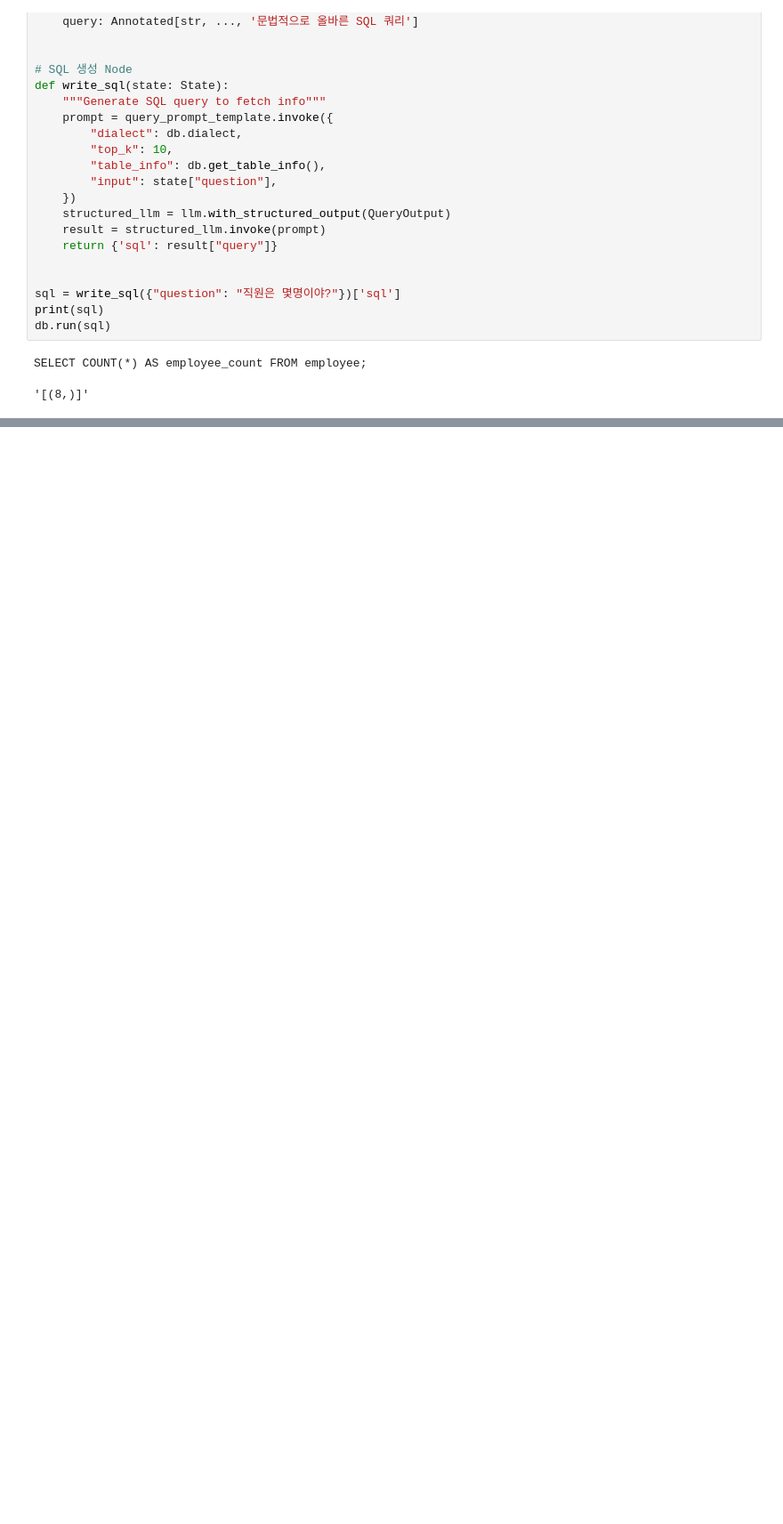
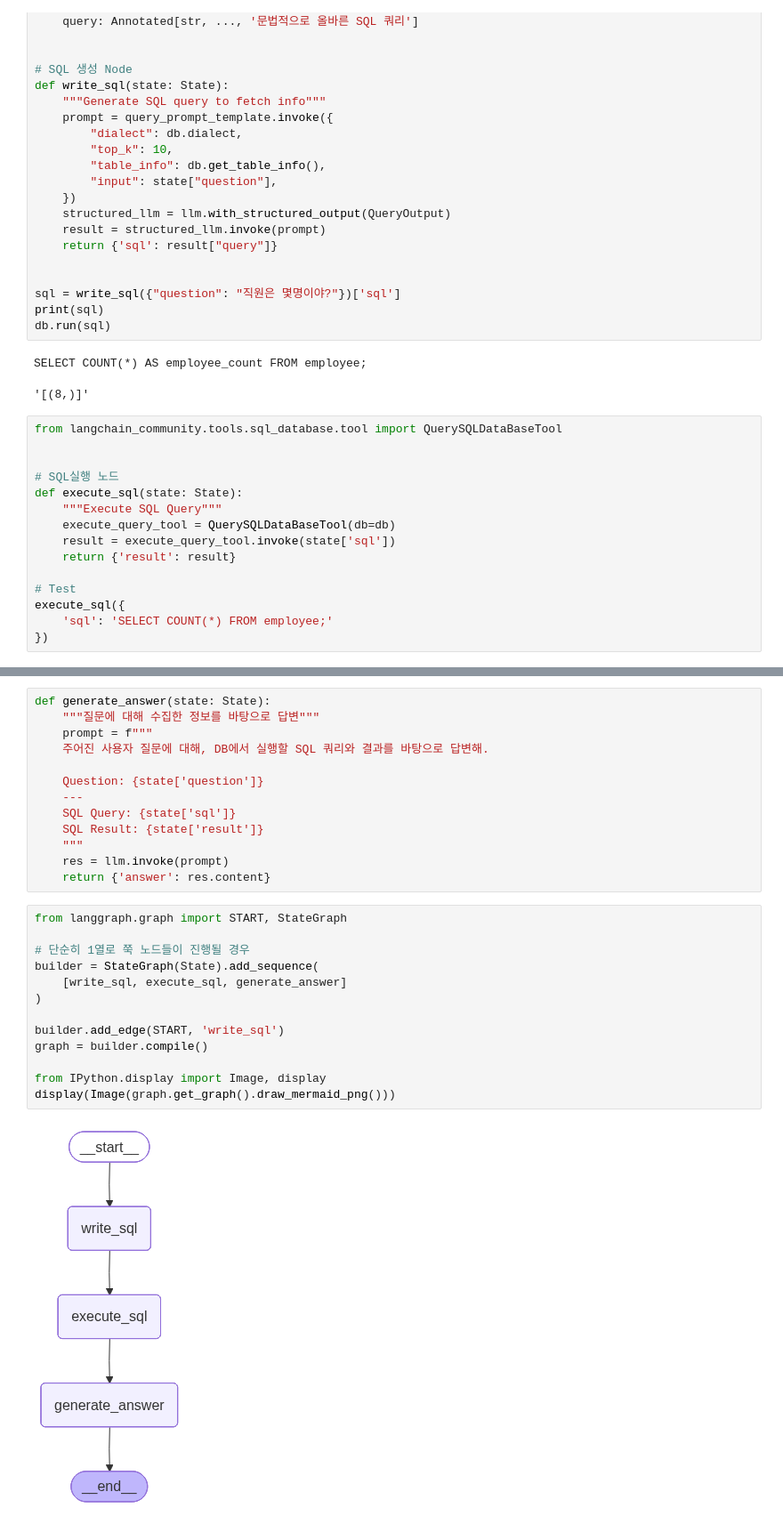
Before and after one commit to noh000/TIL, a Jupyter notebook: LLM-agent/13_SQL_conn.ipynb, the cells around one changed output, grey strips where cells are left out. Shown at 89% size. Cells and saved outputs as stored; diff of their text form; blank space fills up the shorter version.

```diff
--- a/LLM-agent/13_SQL_conn.ipynb
+++ b/LLM-agent/13_SQL_conn.ipynb
@@ -135,3 +139,18 @@ db.run(sql)
 # %% [output]
 SELECT COUNT(*) AS employee_count FROM employee;
 '[(8,)]'
+# %%
+from langchain_community.tools.sql_database.tool import QuerySQLDataBaseTool
+
+
+# SQL실행 노드
+def execute_sql(state: State):
+    """Execute SQL Query"""
+    execute_query_tool = QuerySQLDataBaseTool(db=db)
+    result = execute_query_tool.invoke(state['sql'])
+    return {'result': result}
+
+# Test
+execute_sql({
+    'sql': 'SELECT COUNT(*) FROM employee;'
+})
@@ -137,0 +159,28 @@ SELECT COUNT(*) AS employee_count FROM employee;
+# %%
+def generate_answer(state: State):
+    """질문에 대해 수집한 정보를 바탕으로 답변"""
+    prompt = f"""
+    주어진 사용자 질문에 대해, DB에서 실행할 SQL 쿼리와 결과를 바탕으로 답변해.
+
+    Question: {state['question']}
+    ---
+    SQL Query: {state['sql']}
+    SQL Result: {state['result']}
+    """
+    res = llm.invoke(prompt)
+    return {'answer': res.content}
+# %%
+from langgraph.graph import START, StateGraph
+
+# 단순히 1열로 쭉 노드들이 진행될 경우
+builder = StateGraph(State).add_sequence(
+    [write_sql, execute_sql, generate_answer]
+)
+
+builder.add_edge(START, 'write_sql')
+graph = builder.compile()
+
+from IPython.display import Image, display
+display(Image(graph.get_graph().draw_mermaid_png()))
+# %% [output]
+[figure, added]
```
Also changed, not shown: parts of 15 cells of this notebook, 8 other files.
